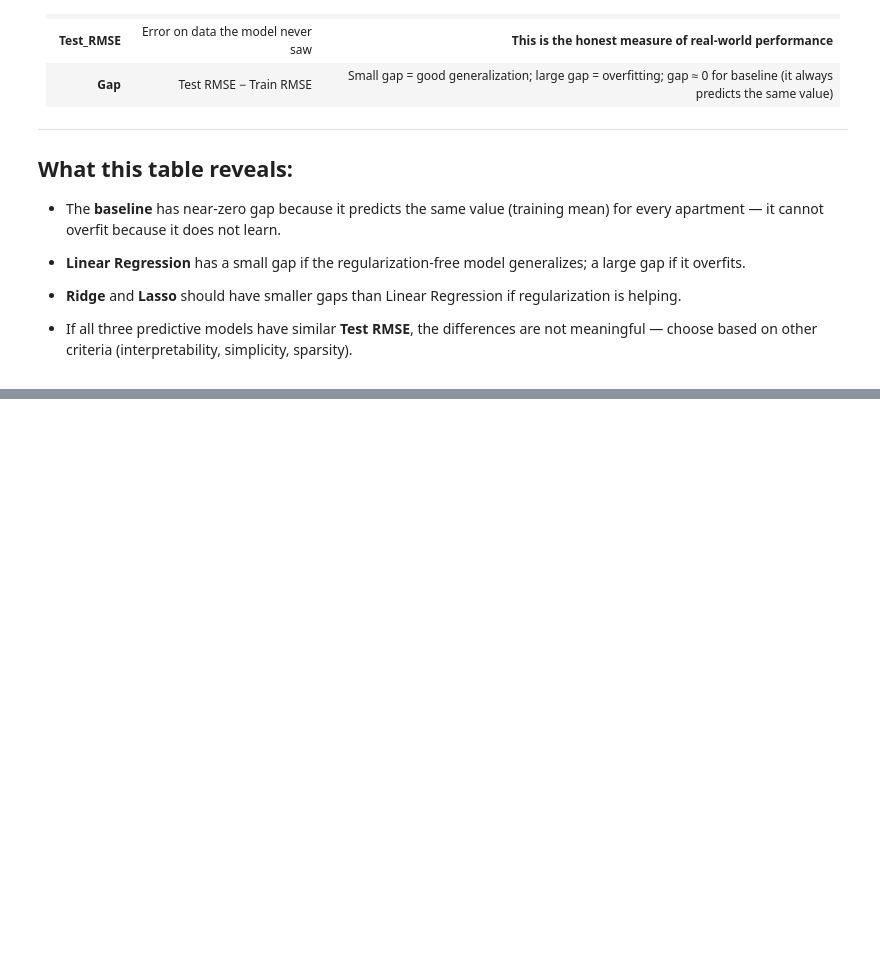
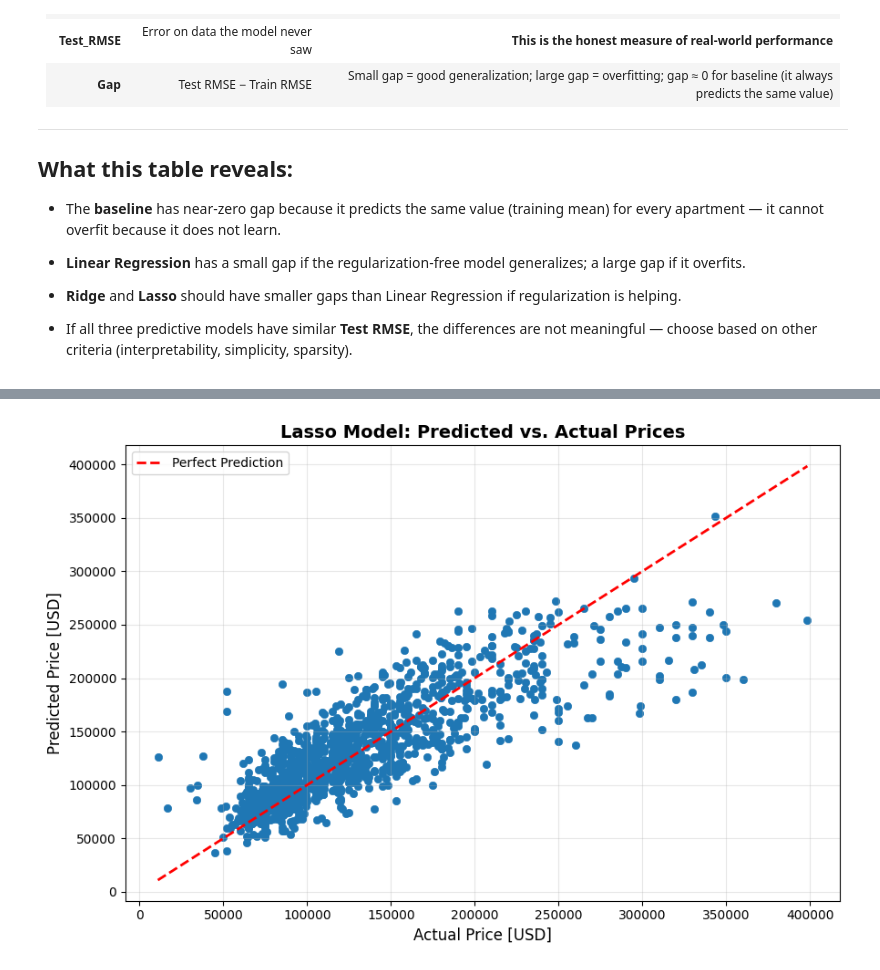
Before and after one commit to nayeem29dse/Predicting-Housing-Prices-in-Buenos-Aires-with-Linear-Regression, a Jupyter notebook: prediction_model.ipynb, the cells around one changed output, grey strips where cells are left out. Cells and saved outputs as stored; diff of their text form; code cells hidden in the pictures; blank space fills up the shorter version.

Commit message:
Predicted vs. Actual Plot

```diff
--- a/prediction_model.ipynb
+++ b/prediction_model.ipynb
@@ -1716,0 +1722,18 @@ Lasso (CV-tuned)     34203.20   33069.18 -1134.01
+# %%
+y_pred_lasso_4 = model_lasso_4.predict(X_test_4)
+
+fig, ax = plt.subplots(figsize=(9, 6))
+ax.scatter(y_test_4, y_pred_lasso_4, linewidth=0.5)
+
+ideal_line = np.linspace(y_test_4.min(), y_test_4.max(), 100)
+ax.plot(ideal_line, ideal_line, color="red", linestyle="--", linewidth=2, label="Perfect Prediction")
+
+ax.set_xlabel("Actual Price [USD]", fontsize=12)
+ax.set_ylabel("Predicted Price [USD]", fontsize=12)
+ax.set_title("Lasso Model: Predicted vs. Actual Prices", fontsize=14, fontweight='bold')
+ax.legend(fontsize=10)
+ax.grid(True, alpha=0.3)
+plt.tight_layout()
+plt.show()
+# %% [output]
+[figure, added]
```
Also changed, not shown: parts of 2 cells of this notebook.
